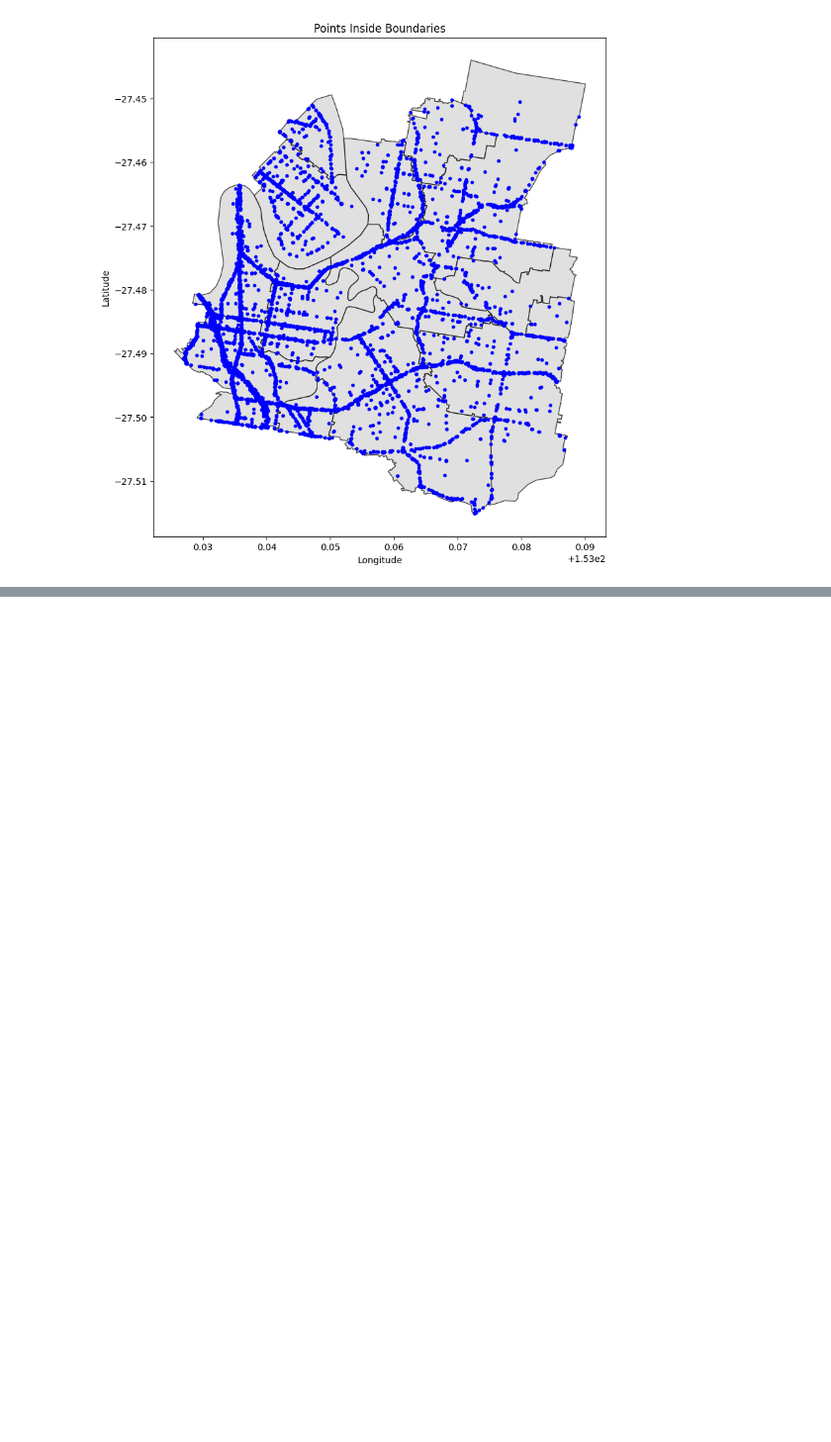
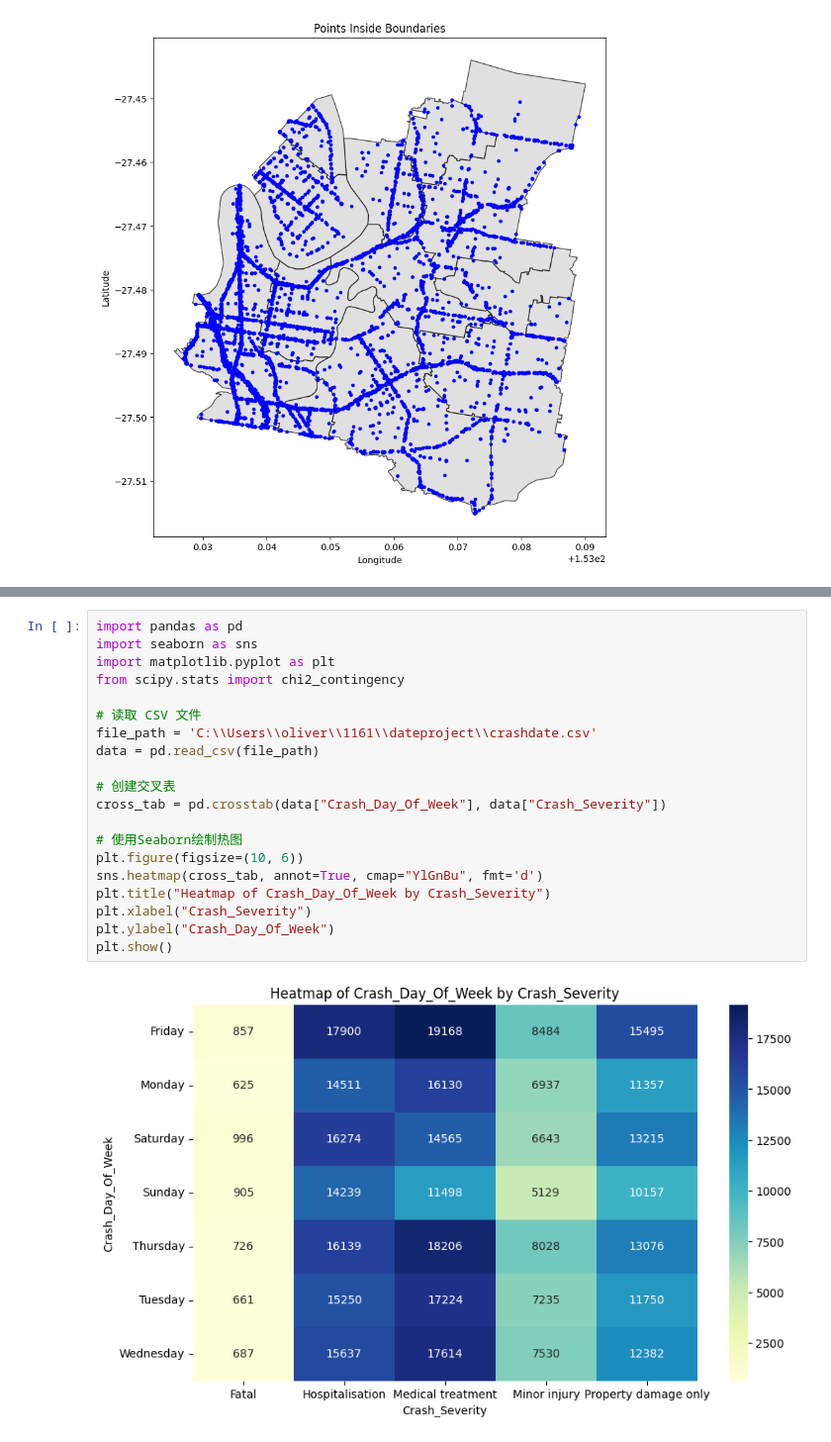
Before and after one commit to thome123/dateproject, a Jupyter notebook: maps.ipynb, the cells around one changed output, grey strips where cells are left out. Shown at 99% size. Drawn from its saved outputs; the diff is of its cells as text; blank space fills up the shorter version.

```diff
--- a/maps.ipynb
+++ b/maps.ipynb
@@ -241,0 +298,22 @@ plt.show()
+# %%
+import pandas as pd
+import seaborn as sns
+import matplotlib.pyplot as plt
+from scipy.stats import chi2_contingency
+
+# 读取 CSV 文件
+file_path = 'C:\\Users\\oliver\\1161\\dateproject\\crashdate.csv'
+data = pd.read_csv(file_path)
+
+# 创建交叉表
+cross_tab = pd.crosstab(data["Crash_Day_Of_Week"], data["Crash_Severity"])
+
+# 使用Seaborn绘制热图
+plt.figure(figsize=(10, 6))
+sns.heatmap(cross_tab, annot=True, cmap="YlGnBu", fmt='d')
+plt.title("Heatmap of Crash_Day_Of_Week by Crash_Severity")
+plt.xlabel("Crash_Severity")
+plt.ylabel("Crash_Day_Of_Week")
+plt.show()
+# %% [output]
+[figure, added]
```
Also changed, not shown: parts of 9 cells of this notebook.
